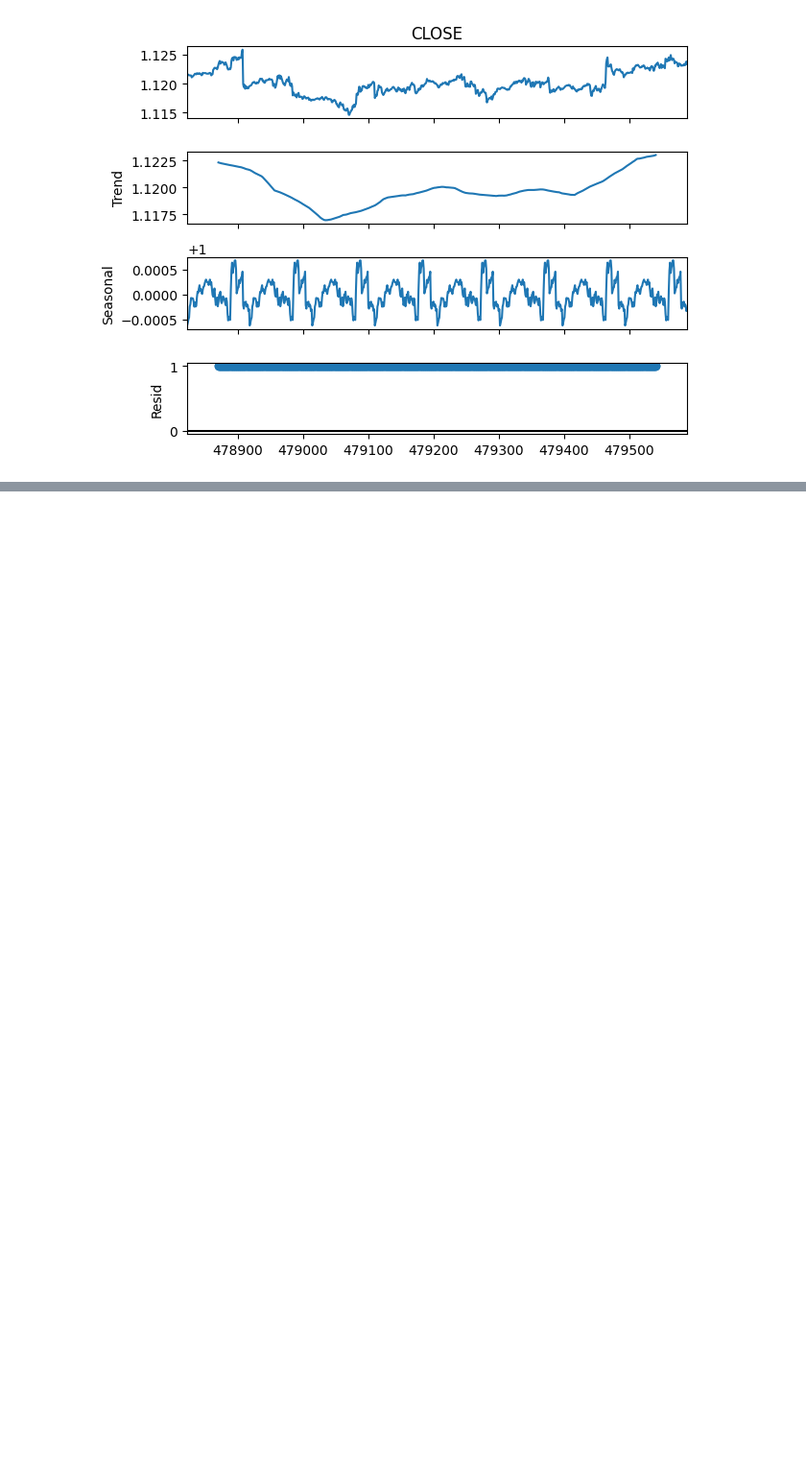
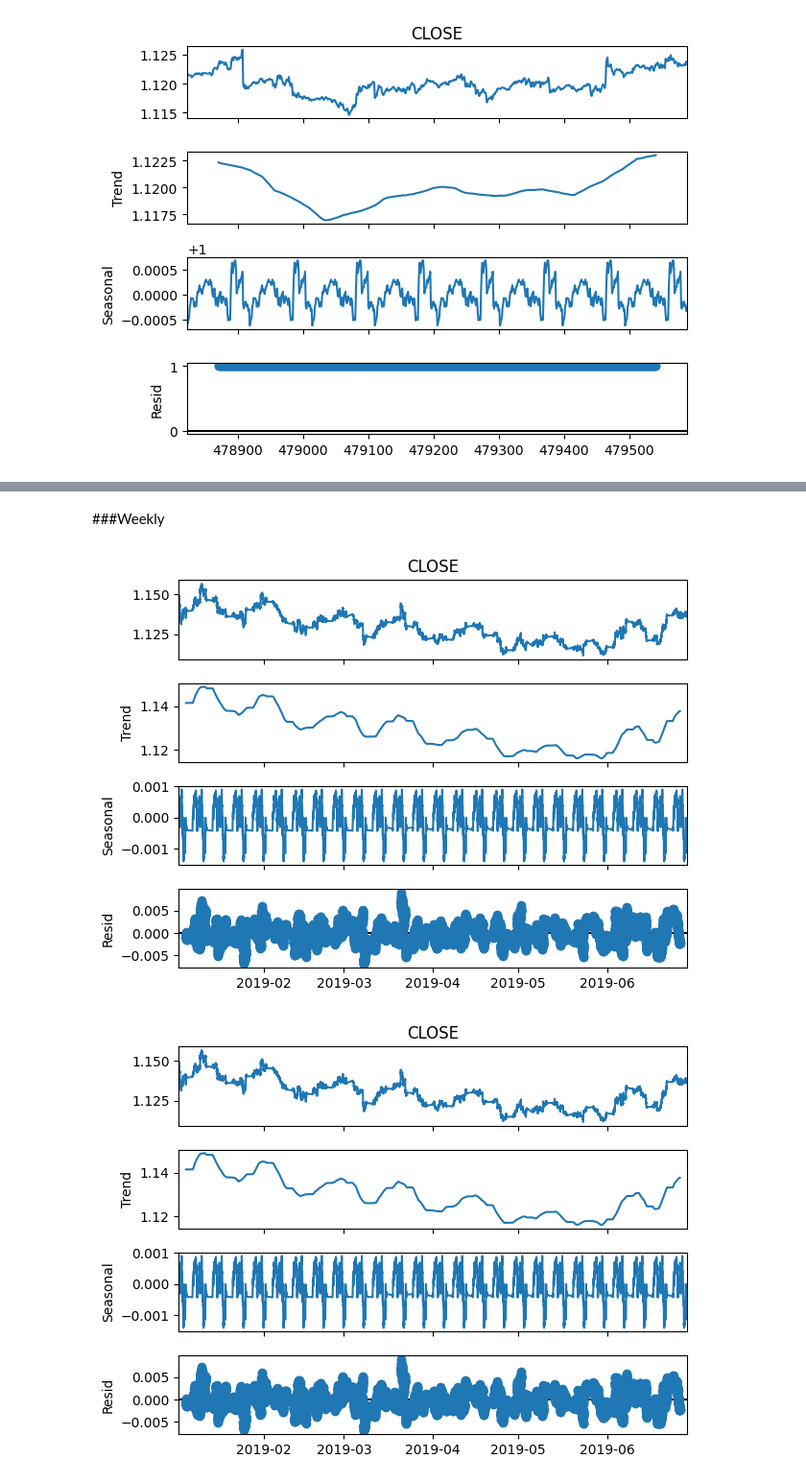
Before and after one commit to FaridRash/Time-Series-Analysis-and-Forecasting, a Jupyter notebook: 1st_notebook.ipynb, the cells around one changed output, grey strips where cells are left out. Shown at 96% size. Saved outputs shown, nothing was run; the diff lists cells and outputs as text; code cells hidden in the pictures; blank space fills up the shorter version.

```diff
--- a/1st_notebook.ipynb
+++ b/1st_notebook.ipynb
@@ -169,0 +214,15 @@ result.plot()
+# %% [markdown]
+###Weekly
+# %%
+df_fixed_Weekly = df[(df['DATE_TIME'].dt.year >= 2019) & (df['DATE_TIME'].dt.year <= 2019) & (df['DATE_TIME'].dt.month >= 1) & (df['DATE_TIME'].dt.month <= 6)].copy()
+
+df_fixed_Weekly['DATE_TIME'] = pd.to_datetime(df_fixed_Weekly['DATE_TIME'])
+df_fixed_Weekly = df_fixed_Weekly.set_index('DATE_TIME')
+
+y = df_fixed_Weekly['CLOSE']
+# %%
+result_weekly = seasonal_decompose(y, model='additive', period=480)
+result_weekly.plot()
+# %% [output]
+[figure, added]
+[figure, added]
```
Also changed, not shown: parts of 11 cells of this notebook.
